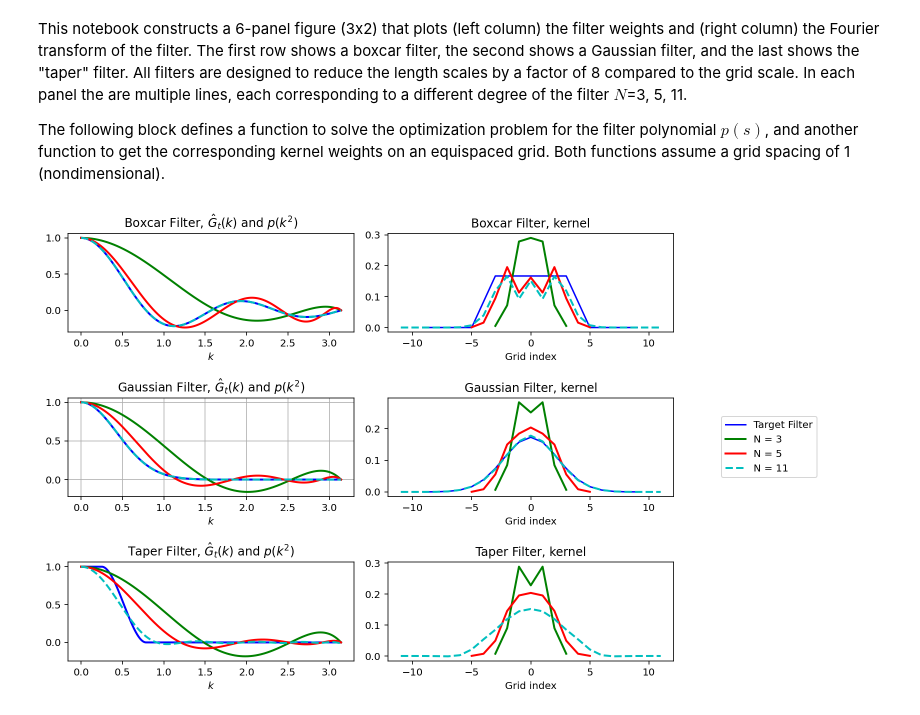
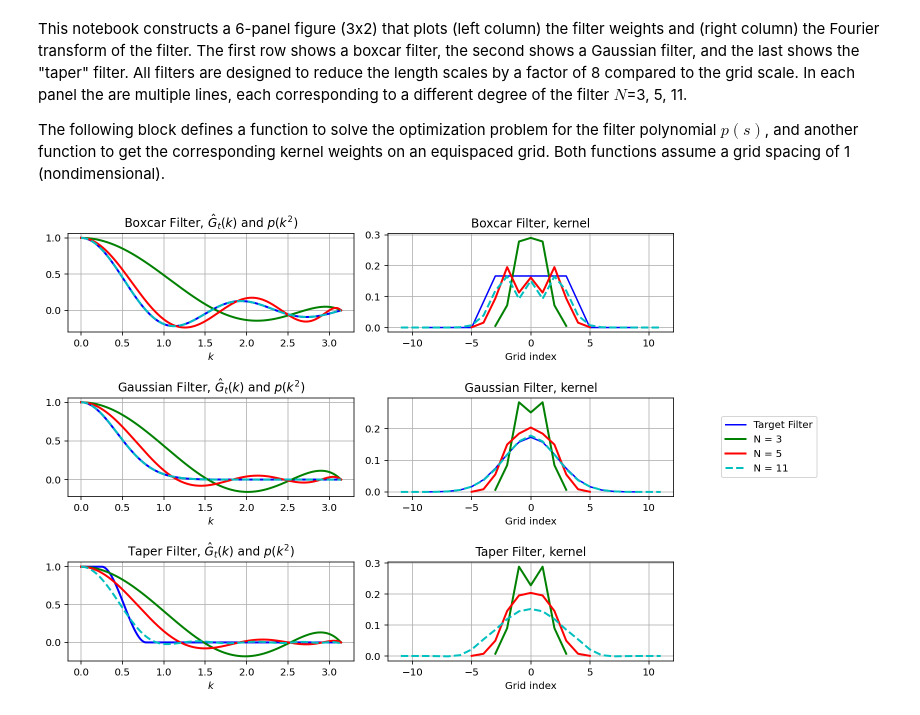
Before and after one commit to ocean-eddy-cpt/gcm-filters-paper, a Jupyter notebook: Fig1.ipynb, the cells around one changed output. Drawn from its saved outputs; the diff is of its cells as text; code cells hidden in the pictures.

Commit message:
Adds grid to fig1

```diff
--- a/Fig1.ipynb
+++ b/Fig1.ipynb
@@ -178,31 +178,36 @@ axarr[2,1].plot(np.arange(-3,4),np.ones_like(g3) * np.nan, np.arange(-3,4),g3,np
 
 # You can index a single axis like before
 axarr[0,0].set_title('Boxcar Filter, $\hat{G}_t(k)$ and $p(k^2)$')
 axarr[0,1].set_title('Boxcar Filter, kernel')
 axarr[1,0].set_title('Gaussian Filter, $\hat{G}_t(k)$ and $p(k^2)$')
 axarr[1,1].set_title('Gaussian Filter, kernel')
 axarr[2,0].set_title('Taper Filter, $\hat{G}_t(k)$ and $p(k^2)$')
 axarr[2,1].set_title('Taper Filter, kernel')
 
 # One more suggestion to make the plots more readable
+axarr[0,0].grid()
 axarr[1,0].grid()
+axarr[2,0].grid()
+axarr[0,1].grid()
+axarr[1,1].grid()
+axarr[2,1].grid()
 
 # or you can loop over a slice of the array
 for ax in axarr[:,0]:
     #ax.set_ylabel('Left column ylabel')
     ax.set_xlabel('$k$')
 
 for ax in axarr[:,1]:
     #ax.set_ylabel('Right column ylabel')
     ax.set_xlabel('Grid index')
 
 # single legend for all plots
 axarr[1,1].legend(['Target Filter', 'N = 3', 'N = 5', 'N = 11'], bbox_to_anchor=(1.15, 0.5), loc='center left', ncol=1)
 # see https://stackoverflow.com/a/43439132 for more options
 
 plt.tight_layout()
 
 # Just in case, this is how to save a vector graphic
 #fig.savefig('Figure1.pdf')
 # %% [output]
-[figure, old version]
+[figure, new version]
```
